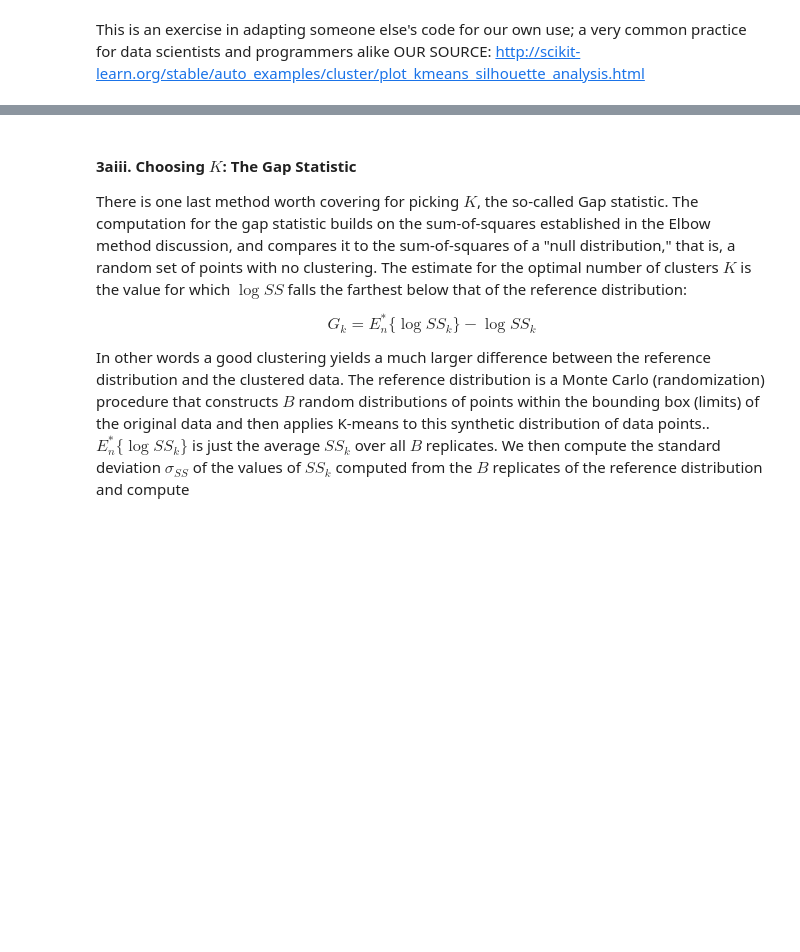
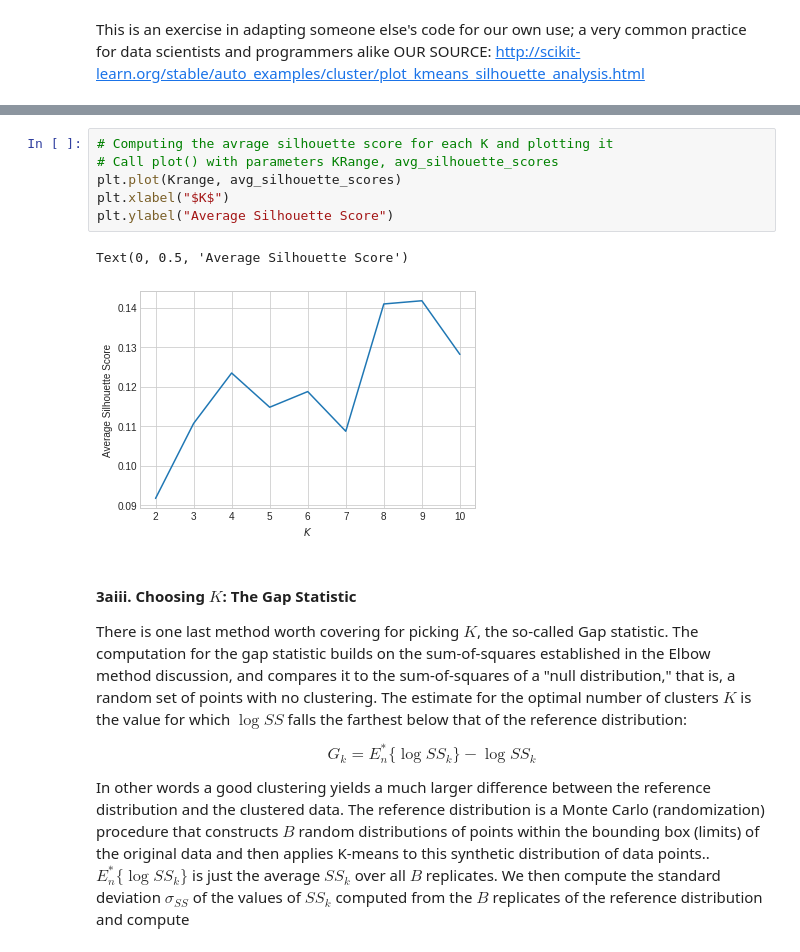
Before and after one commit to villafue/Machine_Learning_Notes, a Jupyter notebook: Unsupervised Learning/Principal Components Analysis/Clustering Case Study - Customer Segmentation with K-Means - Tier 3.ipynb, the cells around one changed output, grey strips where cells are left out. Saved outputs shown, nothing was run; the diff lists cells and outputs as text; blank space fills up the shorter version.

```diff
--- a/Unsupervised Learning/Principal Components Analysis/Clustering Case Study - Customer Segmentation with K-Means - Tier 3.ipynb
+++ b/Unsupervised Learning/Principal Components Analysis/Clustering Case Study - Customer Segmentation with K-Means - Tier 3.ipynb
@@ -382,3 +382,12 @@ for K in Krange:
+# %%
+# Computing the avrage silhouette score for each K and plotting it
+# Call plot() with parameters KRange, avg_silhouette_scores
+plt.plot(Krange, avg_silhouette_scores)
+plt.xlabel("$K$")
+plt.ylabel("Average Silhouette Score")
+# %% [output]
+Text(0, 0.5, 'Average Silhouette Score')
+[figure, added]
 # %% [markdown]
 #### 3aiii.  Choosing $K$: The Gap Statistic
 
```
Also changed, not shown: parts of 5 cells of this notebook.
